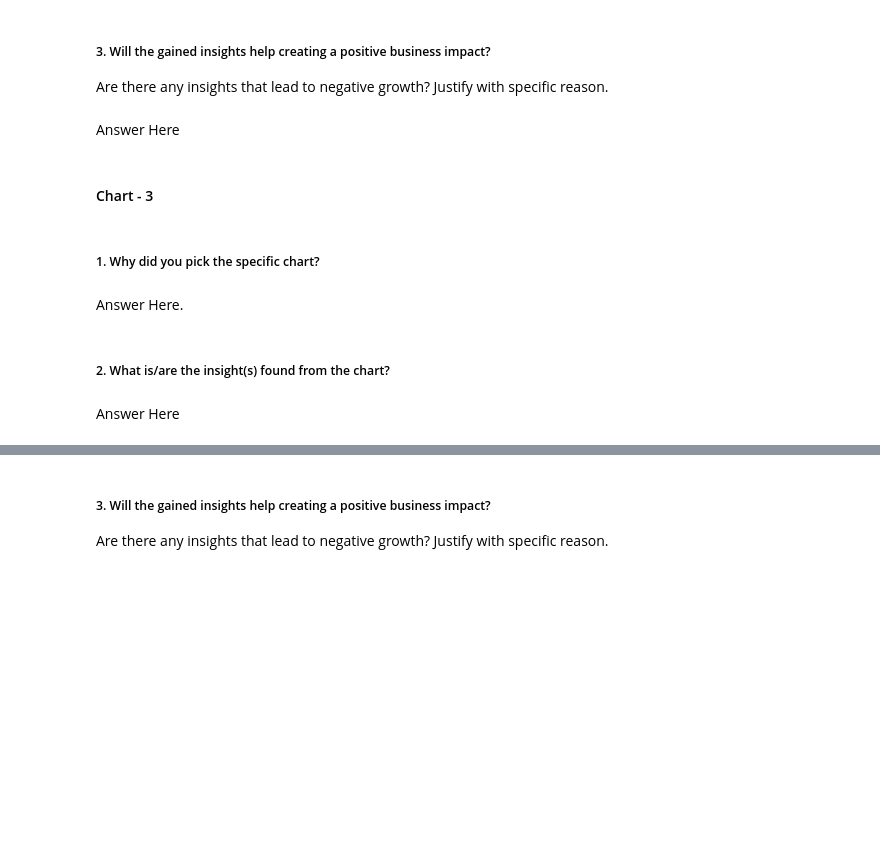
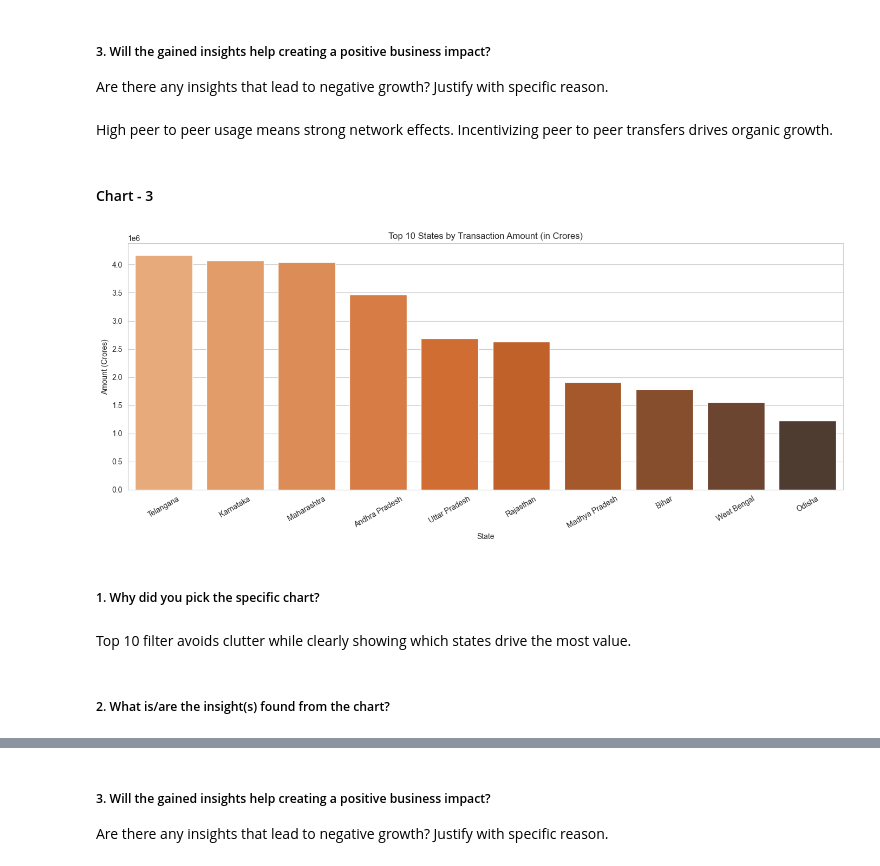
Before and after one commit to sarthak-codes11/-phonepe-transaction-insights, a Jupyter notebook: Sample_ML_Submission_Template-2.ipynb, the cells around one changed output, grey strips where cells are left out. Drawn from its saved outputs; the diff is of its cells as text; code cells hidden in the pictures; blank space fills up the shorter version.

```diff
--- a/Sample_ML_Submission_Template-2.ipynb
+++ b/Sample_ML_Submission_Template-2.ipynb
@@ -482,7 +502,7 @@ Answer Here
 # %% [markdown]
 ##### 3. Will the gained insights help creating a positive business impact?
 Are there any insights that lead to negative growth? Justify with specific reason.
-# %% [markdown]
-Answer Here
+# %% [markdown]
+High peer to peer usage means strong network effects. Incentivizing peer to peer transfers drives organic growth.
 # %% [markdown]
 #### Chart - 3
@@ -491,8 +509,18 @@ Answer Here
+# %%
+# Chart - 3 visualization code
+plt.figure(figsize=(14, 6))
+sns.barplot(data=state_trans.head(10), x='State', y='Total_Amount', palette='Oranges_d')
+plt.title('Top 10 States by Transaction Amount (in Crores)')
+plt.xlabel('State')
+plt.ylabel('Amount (Crores)')
+plt.xticks(rotation=30)
+plt.tight_layout()
+plt.show()
+# %% [output]
+[figure, added]
 # %% [markdown]
 ##### 1. Why did you pick the specific chart?
-# %% [markdown]
-Answer Here.
+# %% [markdown]
+Top 10 filter avoids clutter while clearly showing which states drive the most value.
 # %% [markdown]
 ##### 2. What is/are the insight(s) found from the chart?
-# %% [markdown]
-Answer Here
```
Also changed, not shown: parts of 106 cells of this notebook.
